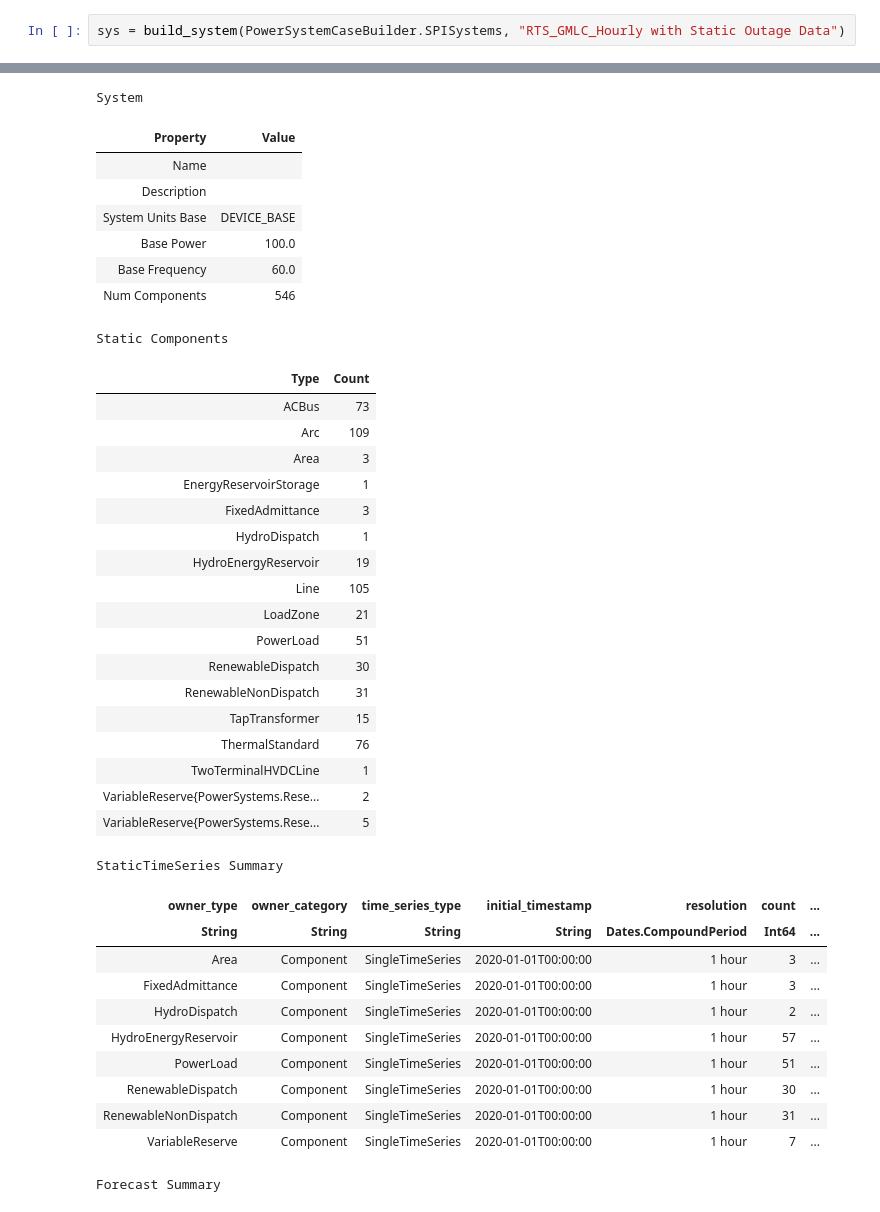
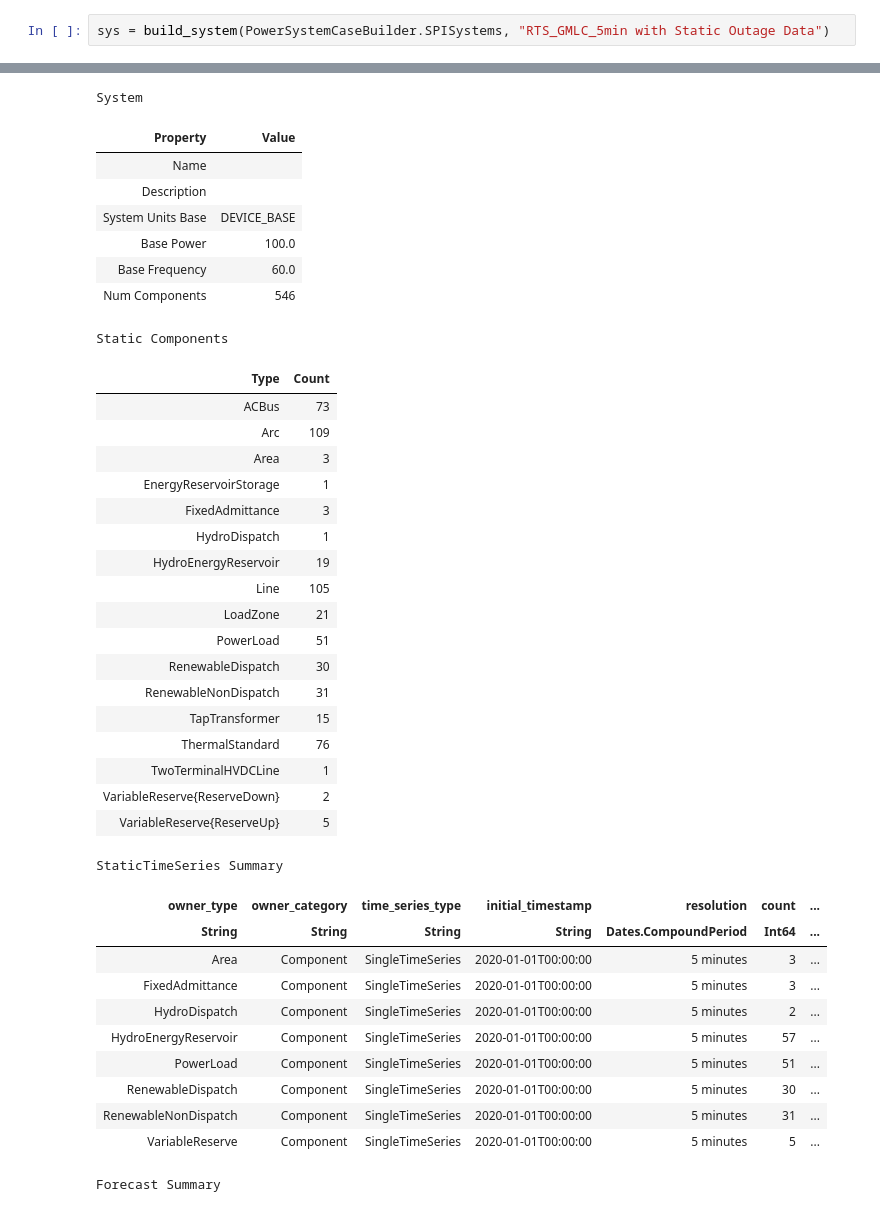
Before and after one commit to ecooper-cu/ercot-sienna, a Jupyter notebook: notebooks/rts_gmlc_outages.ipynb, the cells around one changed output, grey strips where cells are left out. Cells and saved outputs as stored; diff of their text form.

```diff
--- a/notebooks/rts_gmlc_outages.ipynb
+++ b/notebooks/rts_gmlc_outages.ipynb
@@ -37,3 +7,3 @@ SPISystems
 # %%
-sys = build_system(PowerSystemCaseBuilder.SPISystems, "RTS_GMLC_Hourly with Static Outage Data")
+sys = build_system(PowerSystemCaseBuilder.SPISystems, "RTS_GMLC_5min with Static Outage Data")
 # %% [output]
@@ -57,41 +12,41 @@ sys = build_system(PowerSystemCaseBuilder.SPISystems, "RTS_GMLC_Hourly with Stat
 System
 | Property | Value |
 | Name |  |
 | Description |  |
 | System Units Base | DEVICE_BASE |
 | Base Power | 100.0 |
 | Base Frequency | 60.0 |
 | Num Components | 546 |
 Static Components
 | Type | Count |
 | ACBus | 73 |
 | Arc | 109 |
 | Area | 3 |
 | EnergyReservoirStorage | 1 |
 | FixedAdmittance | 3 |
 | HydroDispatch | 1 |
 | HydroEnergyReservoir | 19 |
 | Line | 105 |
 | LoadZone | 21 |
 | PowerLoad | 51 |
 | RenewableDispatch | 30 |
 | RenewableNonDispatch | 31 |
 | TapTransformer | 15 |
 | ThermalStandard | 76 |
 | TwoTerminalHVDCLine | 1 |
-| VariableReserve{PowerSystems.Rese... | 2 |
-| VariableReserve{PowerSystems.Rese... | 5 |
+| VariableReserve{ReserveDown} | 2 |
+| VariableReserve{ReserveUp} | 5 |
 StaticTimeSeries Summary
 | owner_type | owner_category | time_series_type | initial_timestamp | resolution | count | ... |
 | String | String | String | String | Dates.CompoundPeriod | Int64 | ... |
-| Area | Component | SingleTimeSeries | 2020-01-01T00:00:00 | 1 hour | 3 | ... |
-| FixedAdmittance | Component | SingleTimeSeries | 2020-01-01T00:00:00 | 1 hour | 3 | ... |
-| HydroDispatch | Component | SingleTimeSeries | 2020-01-01T00:00:00 | 1 hour | 2 | ... |
-| HydroEnergyReservoir | Component | SingleTimeSeries | 2020-01-01T00:00:00 | 1 hour | 57 | ... |
-| PowerLoad | Component | SingleTimeSeries | 2020-01-01T00:00:00 | 1 hour | 51 | ... |
-| RenewableDispatch | Component | SingleTimeSeries | 2020-01-01T00:00:00 | 1 hour | 30 | ... |
-| RenewableNonDispatch | Component | SingleTimeSeries | 2020-01-01T00:00:00 | 1 hour | 31 | ... |
-| VariableReserve | Component | SingleTimeSeries | 2020-01-01T00:00:00 | 1 hour | 7 | ... |
+| Area | Component | SingleTimeSeries | 2020-01-01T00:00:00 | 5 minutes | 3 | ... |
+| FixedAdmittance | Component | SingleTimeSeries | 2020-01-01T00:00:00 | 5 minutes | 3 | ... |
+| HydroDispatch | Component | SingleTimeSeries | 2020-01-01T00:00:00 | 5 minutes | 2 | ... |
+| HydroEnergyReservoir | Component | SingleTimeSeries | 2020-01-01T00:00:00 | 5 minutes | 57 | ... |
+| PowerLoad | Component | SingleTimeSeries | 2020-01-01T00:00:00 | 5 minutes | 51 | ... |
+| RenewableDispatch | Component | SingleTimeSeries | 2020-01-01T00:00:00 | 5 minutes | 30 | ... |
+| RenewableNonDispatch | Component | SingleTimeSeries | 2020-01-01T00:00:00 | 5 minutes | 31 | ... |
+| VariableReserve | Component | SingleTimeSeries | 2020-01-01T00:00:00 | 5 minutes | 5 | ... |
 Forecast Summary
 | owner_type | owner_category | time_series_type | initial_timestamp | resolution | count | ... |
 | String | String | String | String | Dates.CompoundPeriod | Int64 | ... |
```
Also changed, not shown: parts of 13 cells of this notebook, 14 other files.
